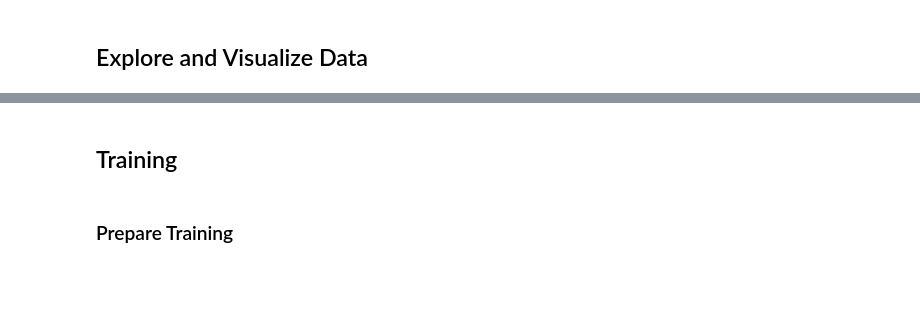
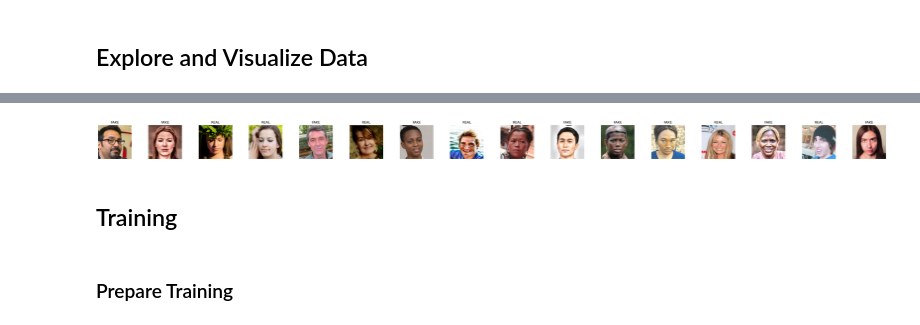
Before and after one commit to JacobHeldt/SyntheticEye, a Jupyter notebook: notebooks/main.ipynb, the cells around one changed output, grey strips where cells are left out. Cells and saved outputs as stored; diff of their text form; code cells hidden in the pictures; blank space fills up the shorter version.

```diff
--- a/notebooks/main.ipynb
+++ b/notebooks/main.ipynb
@@ -138,9 +140,6 @@ num_epochs = 12
 - Load Data
 - Split Data
 - Apply transformations
-# %%
-# Converting the images to tensors without data augmentation
-transform = transforms.ToTensor()
 # %%
 class AlbumentationsTransform:
     def __init__(self, transform=None):
@@ -214,17 +212,17 @@ NameError: name 'ImageFolder' is not defined
 # %%
 
+root_directory = '/Users/jacob/OneDrive/Desktop/Aletheia/Dataset_1/'
 # Load the entire dataset without any transformations
-full_dataset = datasets.ImageFolder(root='/Users/jacob/OneDrive/Desktop/Aletheia/Dataset_1/')
+full_dataset = datasets.ImageFolder(root=root_directory)
 
 # Split the dataset into train and test
 train_size = int(0.8 * len(full_dataset))  # 80%
 test_size = len(full_dataset) - train_size
-
 train_subset, test_subset = random_split(full_dataset, [train_size, test_size])
 
 # Apply the transformations using the CustomDataset class
-train_dataset = CustomDataset(train_subset, transform=wrapped_augmentation)
-test_dataset = CustomDataset(test_subset, transform=wrapped_test_augmentation)
+train_dataset = CustomDataset(train_subset, root=root_directory, transform=wrapped_augmentation)
+test_dataset = CustomDataset(test_subset, root=root_directory, transform=wrapped_test_augmentation)
 
 # Create data loaders
 batch_size = 64  # Adjust as per your need
@@ -243,4 +233,0 @@ NameError: name 'train_dataset' is not defined
-# %%
-# Get the first five images and their labels
-images = [train_dataset[i][0] for i in range(5)]
-labels = [train_dataset[i][1] for i in range(5)]
@@ -252,12 +233,0 @@ to_pil = transforms.ToPILImage()
-# %%
-# Plotting
-fig, axs = plt.subplots(2, 5, figsize=(15, 5))
-
-for i, img in enumerate(images):
-    ax = axs[i // 5][i % 5]
-    ax.imshow(to_pil(img))
-    ax.set_title(f"Label: {labels[i]}")
-    ax.axis('off')
-
-plt.tight_layout()
-plt.show()
@@ -267,3 +234,23 @@ NameError: name 'images' is not defined
+# %%
+def imshow_with_labels(dataloader, class_names, num_images=16):
+    """Display a batch of images with labels."""
+    images, labels = next(iter(dataloader))
+
+    fig, axes = plt.subplots(1, num_images, figsize=(50, 50),
+                             subplot_kw={'xticks':[], 'yticks':[], 'frame_on':False})
+    fig.subplots_adjust(hspace=0.5, wspace=0.5)
+
+    for ax, img, lbl in zip(axes, images, labels):
+        img = img.numpy().transpose((1, 2, 0))
+        ax.imshow(img)
+        ax.set_title(class_names[lbl])
+
+    plt.show()
+
+# Using the function to display a batch
+imshow_with_labels(train_loader, class_names=full_dataset.classes)
+# %% [output]
+[figure, added]
 # %% [markdown]
 ## Training
 # %% [markdown]
```
Also changed, not shown: parts of 8 cells of this notebook, 8 other files.
